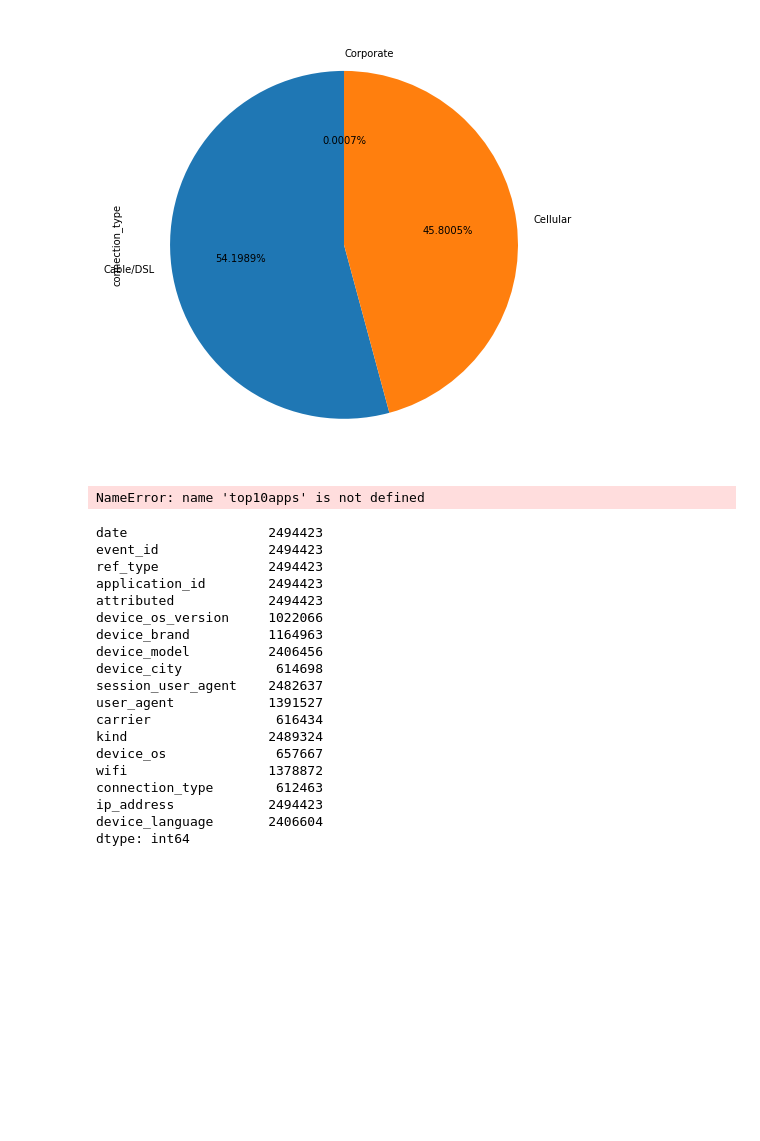
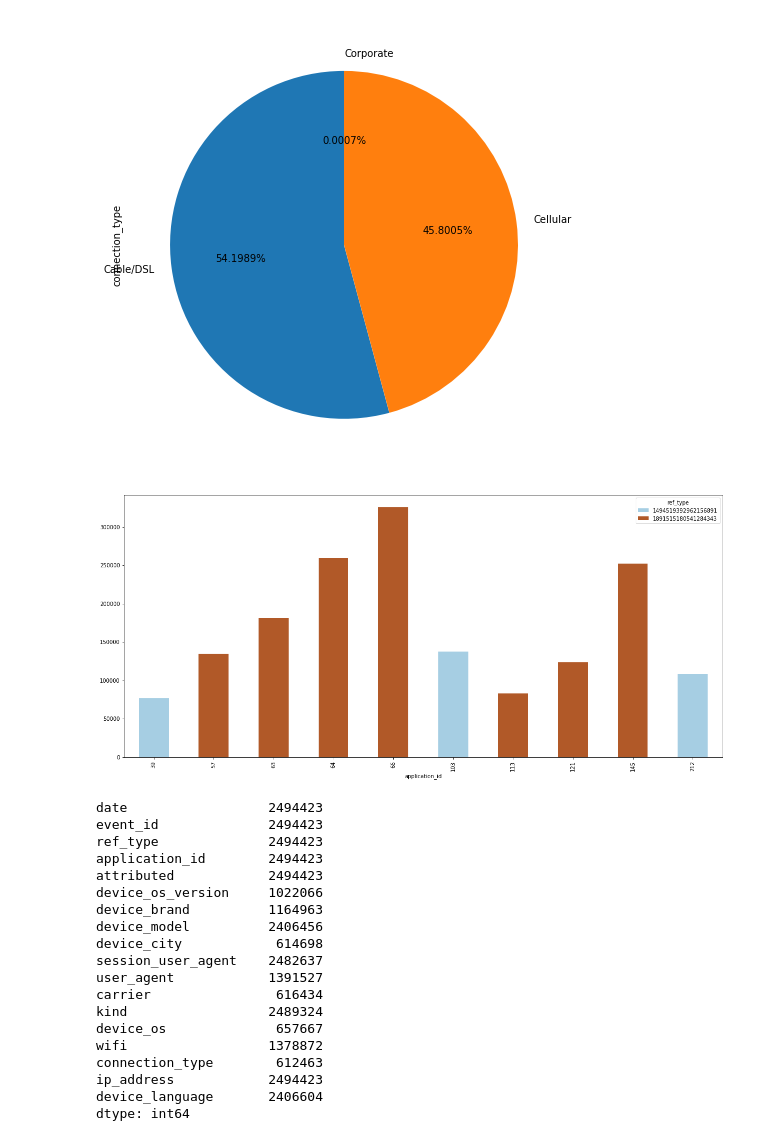
Before and after one commit to shizus/7506-1c2019, a Jupyter notebook: scripts/events.ipynb, the cells around one changed output. Saved outputs shown, nothing was run; the diff lists cells and outputs as text; code cells hidden in the pictures; blank space fills up the shorter version.

```diff
--- a/scripts/events.ipynb
+++ b/scripts/events.ipynb
@@ -634,10 +297,9 @@ plt.show()
 # %%
 os = top10apps[['application_id', 'ref_type']].groupby('application_id').agg({'ref_type' : 'value_counts'})
 os['ref_type'].unstack().plot(kind = 'bar', stacked = True, figsize = (20,9), colormap = 'Paired')
-plt.ylabel('Cantidad de eventos')
 plt.show()
 # %% [output]
-NameError: name 'top10apps' is not defined
+[figure, added]
 # %%
 events.count()
 # %% [output]
```
Also changed, not shown: parts of 70 cells of this notebook, 1 other file.
